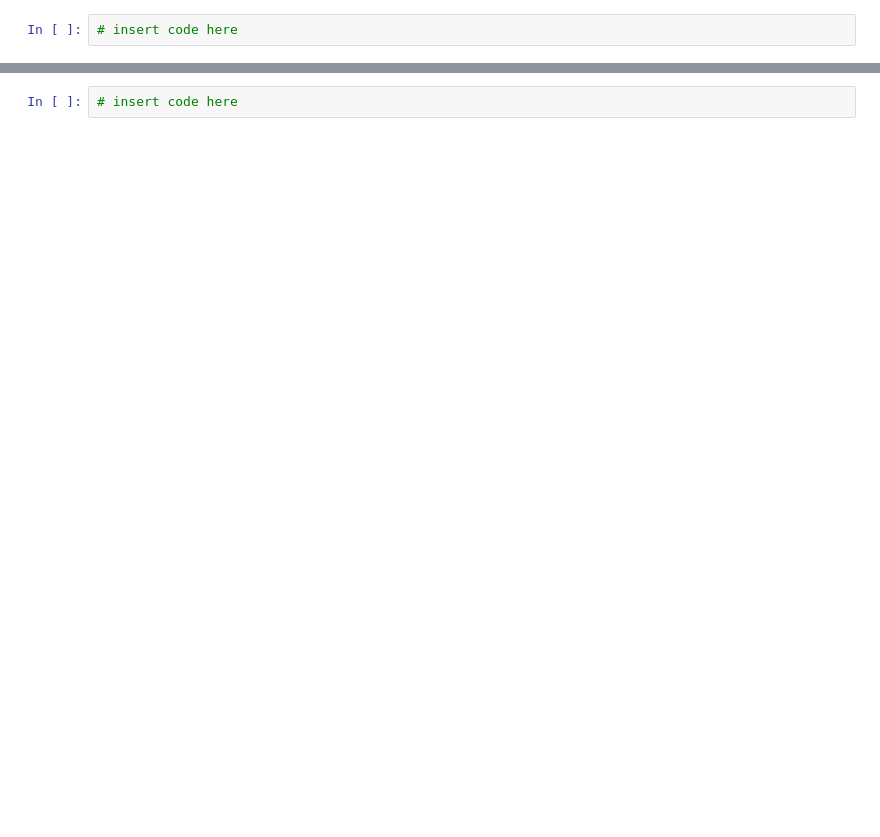
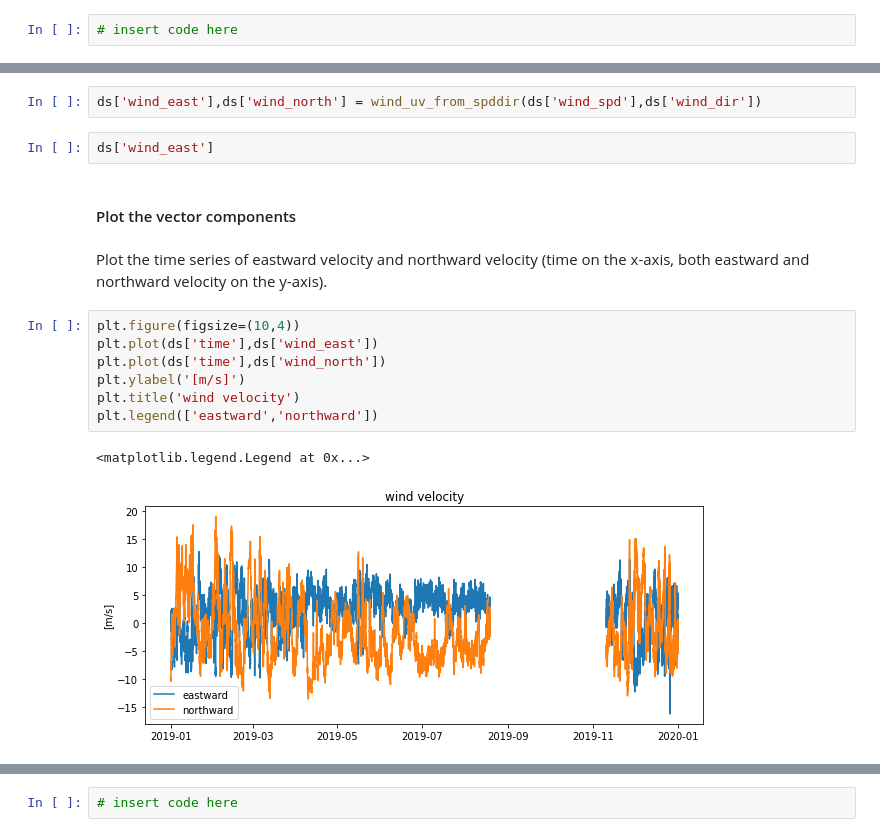
Before and after one commit to tompc35/data_marine_science, a Jupyter notebook: week09b-ndbc-wind.ipynb, the cells around one changed output, grey strips where cells are left out. Drawn from its saved outputs; the diff is of its cells as text; blank space fills up the shorter version.

```diff
--- a/week09b-ndbc-wind.ipynb
+++ b/week09b-ndbc-wind.ipynb
@@ -82,0 +153,18 @@ wind_dir = np.array(ds['wind_dir'][is_good,0,0])
+# %%
+ds['wind_east'],ds['wind_north'] = wind_uv_from_spddir(ds['wind_spd'],ds['wind_dir'])
+# %%
+ds['wind_east']
+# %% [markdown]
+#### Plot the vector components
+# %% [markdown]
+Plot the time series of eastward velocity and northward velocity (time on the x-axis, both eastward and northward velocity on the y-axis).
+# %%
+plt.figure(figsize=(10,4))
+plt.plot(ds['time'],ds['wind_east'])
+plt.plot(ds['time'],ds['wind_north'])
+plt.ylabel('[m/s]')
+plt.title('wind velocity')
+plt.legend(['eastward','northward'])
+# %% [output]
+<matplotlib.legend.Legend at 0x...>
+[figure, added]
```
Also changed, not shown: parts of 89 cells of this notebook, 2 other files.
